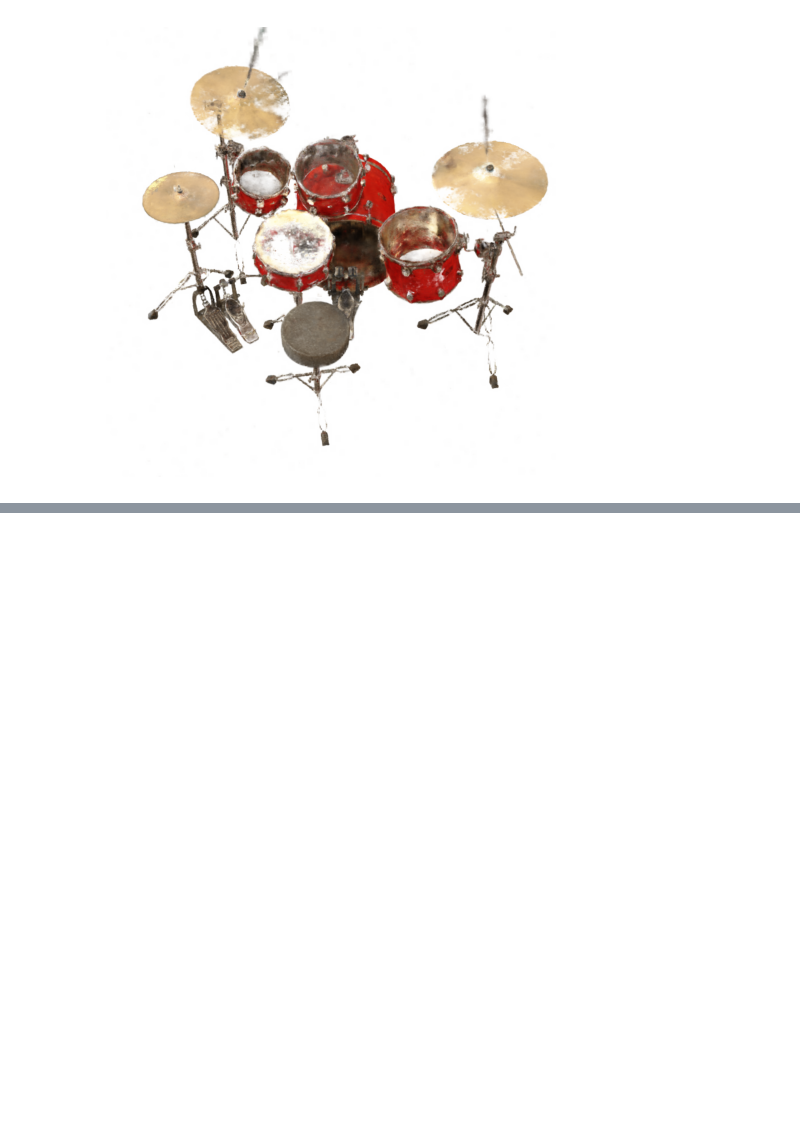
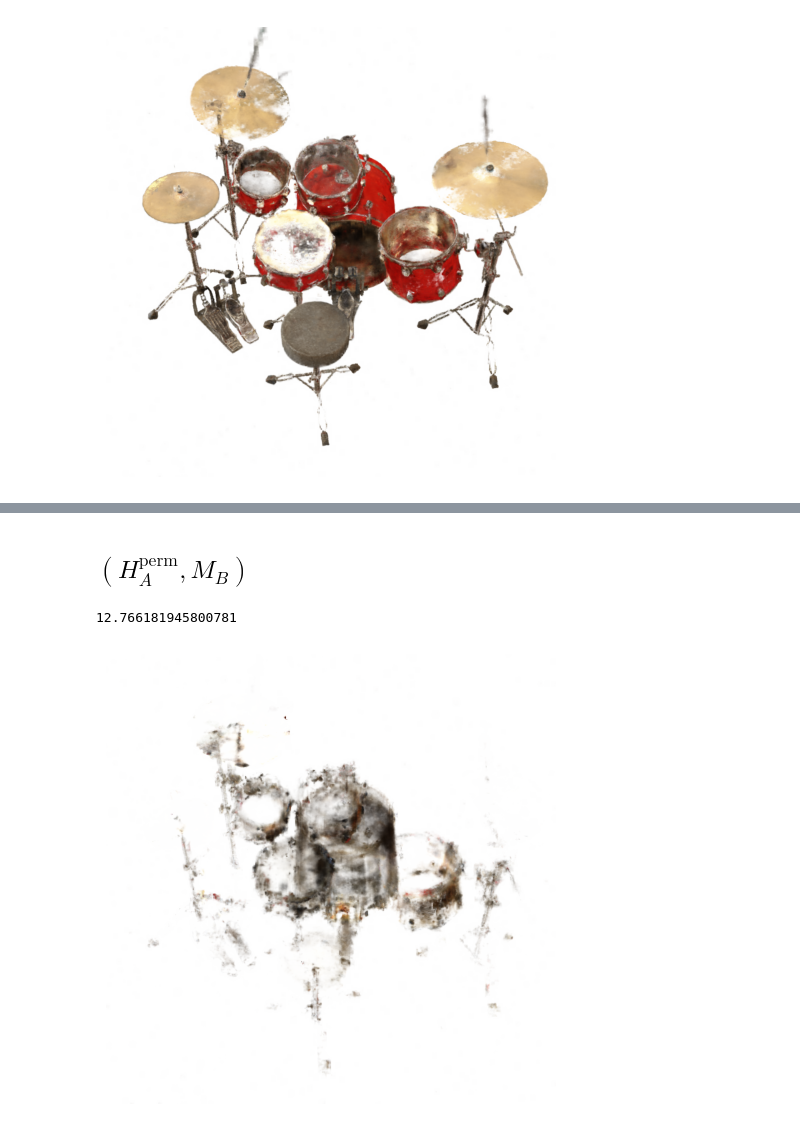
Before and after one commit to frallebini/nerfacc, a Jupyter notebook: examples/eval_ngp_nerf_occ.ipynb, the cells around one changed output, grey strips where cells are left out. Cells and saved outputs as stored; diff of their text form; code cells hidden in the pictures; blank space fills up the shorter version.

```diff
--- a/examples/eval_ngp_nerf_occ.ipynb
+++ b/examples/eval_ngp_nerf_occ.ipynb
@@ -143,3 +168,13 @@ render_test(sd_A)
+# %% [markdown]
+$(H_A^\text{perm},M_B)$
+---
+# %%
+sd = torch.load("ckpts/drums_torch_perm_v2.pt")
+
+render_test(sd)
+# %% [output]
+12.766181945800781
+[figure, added]
 # %%
 def plot_hist(sd_A: Dict[str, Any], sd_B: Dict[str, Any], level: int) -> None:
     grid_A = sd_A["radiance_field"][f"mlp_base.0.levels.{level}.embedding.weight"]
```
Also changed, not shown: parts of 7 cells of this notebook, 2 other files.
